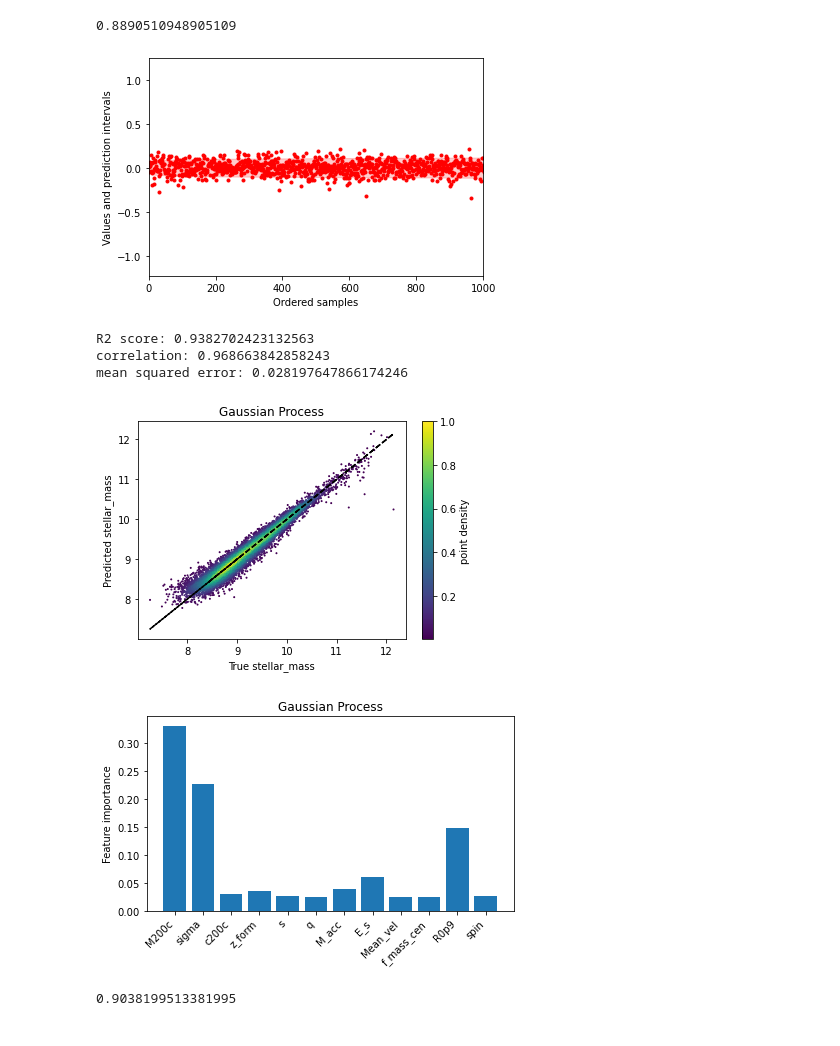
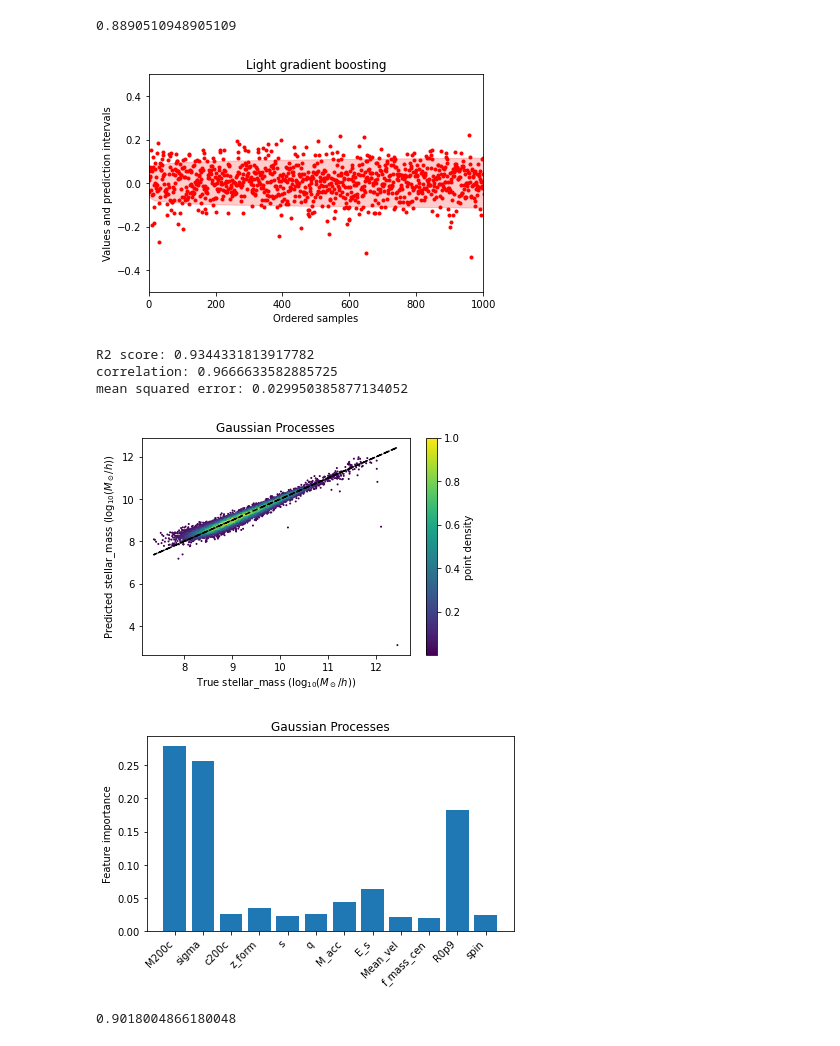
Before and after one commit to elinazet/MSc_Thesis, a Jupyter notebook: main.ipynb, the cells around one changed output. Drawn from its saved outputs; the diff is of its cells as text; code cells hidden in the pictures.

```diff
--- a/main.ipynb
+++ b/main.ipynb
@@ -31,10 +31,18 @@ print(dat_test.shape)
 (41100, 16)
 # %%
 features = ["M200c", "sigma", "c200c", "z_form", "s", "q", "M_acc", "E_s", "Mean_vel", "f_mass_cen", "R0p9", "spin"]    # list of features
+if prop == "stellar_mass":
+    unit = r" $(\log_{{10}}(M_\odot/h))$"   # units of the target in the data (only used for plotting)
+if prop == "radius":
+    unit = r" $(\log_{{10}}(ckpc/h))$"
 if prop == "SFR":
     features = ["M200c", "sigma", "c200c", "z_form", "s", "E_s", "Mean_vel", "f_mass_cen", "R0p9", "spin"]
+    unit = r" $(\log_{{10}}(M_\odot/yr))$"
 if prop == "color":
     features = ["M200c", "sigma", "c200c", "z_form", "s", "q", "M_acc", "E_s", "R0p9", "spin"]
+    unit = " (u-i)"
+
+
 
 plot_densities = True   # whether or not to plot point densities
 sample_size = 10000     # if plotting densities, plot a smaller sample since calculating densities takes a long time
@@ -119,8 +127,8 @@ if plot_densities:
     # plot
     im = plt.scatter(xplot, yplot, s=1, c=z/max(z))
     plt.plot(xplot, xplot, c="k", ls="--")
-    plt.xlabel("True " + prop)
-    plt.ylabel("Predicted " + prop)
+    plt.xlabel("True " + prop + unit)
+    plt.ylabel("Predicted " + prop + unit)
     plt.title("Linear regression")
 
     cbar = fig.colorbar(im)
@@ -129,8 +137,8 @@ if plot_densities:
 else:
     plt.scatter(y_test, y_pred_LR, s=1)
     plt.plot(y_test, y_test, c="k", ls="--")
-    plt.xlabel("True " + prop)
-    plt.ylabel("Predicted " + prop)
+    plt.xlabel("True " + prop + unit)
+    plt.ylabel("Predicted " + prop + unit)
     plt.title("Linear regression")
 
 if save_figs:
@@ -247,8 +256,8 @@ if plot_densities:
     # plot
     im = plt.scatter(xplot, yplot, s=1, c=z/max(z))
     plt.plot(xplot, xplot, c="k", ls="--")
-    plt.xlabel("True " + prop)
-    plt.ylabel("Predicted " + prop)
+    plt.xlabel("True " + prop + unit)
+    plt.ylabel("Predicted " + prop + unit)
     plt.title("Random forest")
 
     cbar = fig.colorbar(im)
@@ -257,8 +266,8 @@ if plot_densities:
 else:
     plt.scatter(y_test, y_pred_RF, s=1)
     plt.plot(y_test, y_test, c="k", ls="--")
-    plt.xlabel("True " + prop)
-    plt.ylabel("Predicted " + prop)
+    plt.xlabel("True " + prop + unit)
+    plt.ylabel("Predicted " + prop + unit)
     plt.title("Random forest")
 
 if save_figs:
@@ -377,8 +387,8 @@ if plot_densities:
     # plot
     im = plt.scatter(xplot, yplot, s=1, c=z/max(z))
     plt.plot(xplot, xplot, c="k", ls="--")
-    plt.xlabel("True " + prop)
-    plt.ylabel("Predicted " + prop)
+    plt.xlabel("True " + prop + unit)
+    plt.ylabel("Predicted " + prop + unit)
     plt.title("Light gradient boosting")
 
     cbar = fig.colorbar(im)
@@ -387,8 +397,8 @@ if plot_densities:
 else:
     plt.scatter(y_test, y_pred_RF, s=1)
     plt.plot(y_test, y_test, c="k", ls="--")
-    plt.xlabel("True " + prop)
-    plt.ylabel("Predicted " + prop)
+    plt.xlabel("True " + prop + unit)
+    plt.ylabel("Predicted " + prop + unit)
     plt.title("Light gradient boosting")
 
 if save_figs:
@@ -451,6 +461,7 @@ plt.plot(y_test[sort_ind] - mean, "r.")
 plt.fill_between(np.arange(len(upper)), lower, upper, alpha=0.2, color="r")
 plt.xlabel("Ordered samples")
 plt.ylabel("Values and prediction intervals")
+plt.title("Light gradient boosting")
 
 plt.xlim(0, 1000)
 
@@ -459,7 +470,7 @@ if save_figs:
 
 plt.show()
 # %% [output]
-[figure, old version]
+[figure, new version]
 # %%
 start = time.time()
 
@@ -492,43 +503,43 @@ print("mean squared error:", mse_GPR)
 fig = plt.figure()
 fig.patch.set_facecolor("white")
 
 if plot_densities:
     if sample_size > 1:
         idx = np.random.choice(y_test.shape[0], size=sample_size, replace=False)
         xplot = y_test[idx]
         yplot = y_pred_GPR[idx]
     else:
         xplot = y_test.copy()
         yplot = y_pred_GPR.copy()
 
     # calculate densities
     xy = np.vstack([xplot, yplot])
     z = gaussian_kde(xy)(xy)
 
     # plot
     im = plt.scatter(xplot, yplot, s=1, c=z/max(z))
     plt.plot(xplot, xplot, c="k", ls="--")
-    plt.xlabel("True " + prop)
-    plt.ylabel("Predicted " + prop)
-    plt.title("Gaussian Process")
+    plt.xlabel("True " + prop + unit)
+    plt.ylabel("Predicted " + prop + unit)
+    plt.title("Gaussian Processes")
 
     cbar = fig.colorbar(im)
     cbar.set_label("point density")
 
 else:
     plt.scatter(y_test, y_pred_GPR, s=1)
     plt.plot(y_test, y_test, c="k", ls="--")
-    plt.xlabel("True " + prop)
-    plt.ylabel("Predicted " + prop)
-    plt.title("Gaussian Process")
+    plt.xlabel("True " + prop + unit)
+    plt.ylabel("Predicted " + prop + unit)
+    plt.title("Gaussian Processes")
 
 if save_figs:
     plt.savefig(f"Figures/truevspred_GPR_{prop}.png")
 # %% [output]
-R2 score: 0.9382702423132563
-correlation: 0.968663842858243
-mean squared error: 0.028197647866174246
+R2 score: 0.9344331813917782
+correlation: 0.9666633582885725
+mean squared error: 0.029950385877134052
-[figure, old version]
+[figure, new version]
 # %%
 importances_GPR = np.array(permutation_importance(GPR_model, x_train_s, y_train_s).importances_mean)
 
@@ -537,14 +548,14 @@ fig.patch.set_facecolor("white")
 
 plt.bar(features, importances_GPR/sum(importances_GPR))
 plt.ylabel("Feature importance")
-plt.title("Gaussian Process")
+plt.title("Gaussian Processes")
 plt.xticks(rotation=45, ha='right')
 
 if save_figs:
     plt.tight_layout()
     plt.savefig(f"Figures/featureimportances_GPR_{prop}.png")
 # %% [output]
-[figure, old version]
+[figure, new version]
 # %%
 # gaussian process regression quantiles
 # 90% confidence interval corresponds to +- 1.65 std
@@ -556,7 +567,7 @@ CI_frac_GPR = ((y_pred_GPR_q_lower <= y_test) & (y_pred_GPR_q_upper >= y_test)).
 CI_frac_GPR /= len(y_pred_GPR)
 print(CI_frac_GPR)
 # %% [output]
-0.9038199513381995
+0.9018004866180048
 # %%
 interval = y_pred_GPR_q_upper - y_pred_GPR_q_lower
 sort_ind = np.argsort(interval)
```
Also changed, not shown: parts of 11 cells of this notebook.
